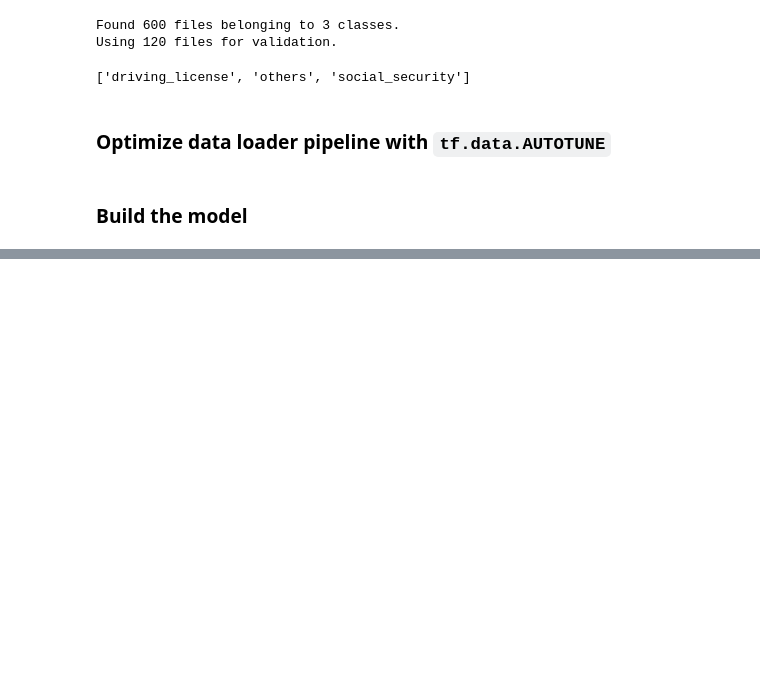
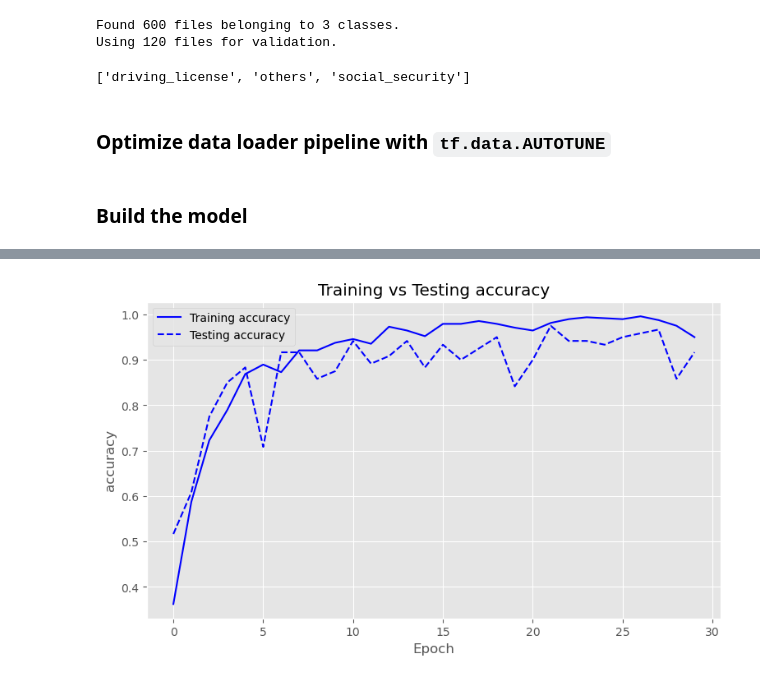
Before and after one commit to JacobJ215/Real-Time-Image-Classification, a Jupyter notebook: cnn.ipynb, the cells around one changed output, grey strips where cells are left out. Cells and saved outputs as stored; diff of their text form; code cells hidden in the pictures; blank space fills up the shorter version.

```diff
--- a/cnn.ipynb
+++ b/cnn.ipynb
@@ -416,0 +542,4 @@ learning_curve(history, "accuracy")
+# %%
+learning_curve(history, "accuracy")
+# %% [output]
+[figure, added]
```
Also changed, not shown: parts of 18 cells of this notebook.
